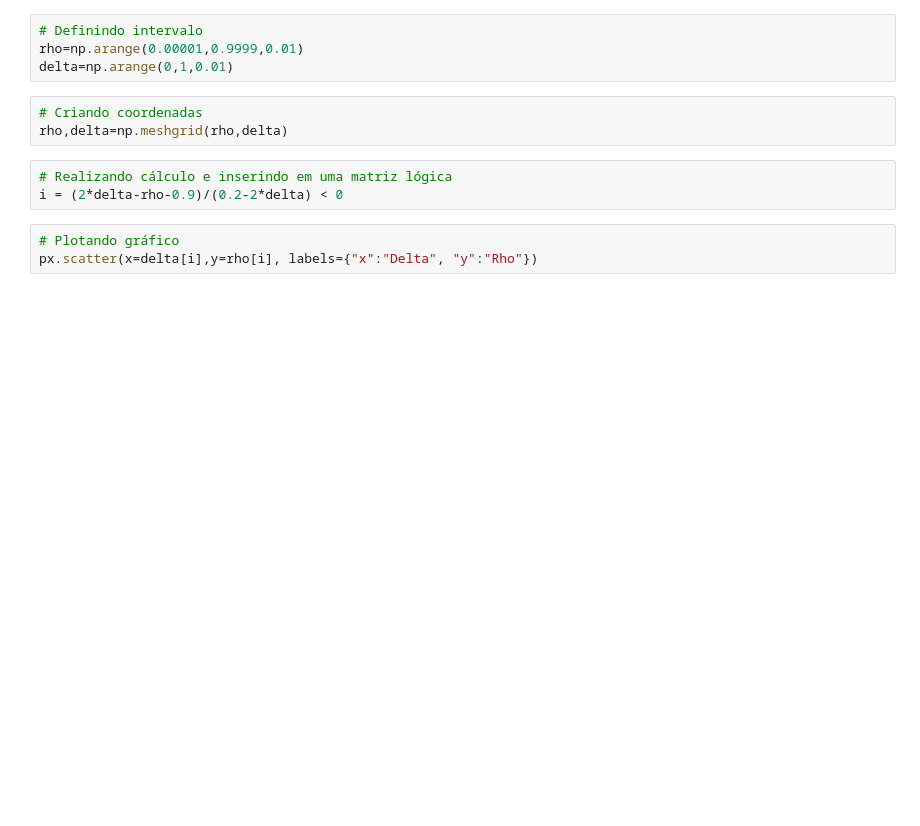
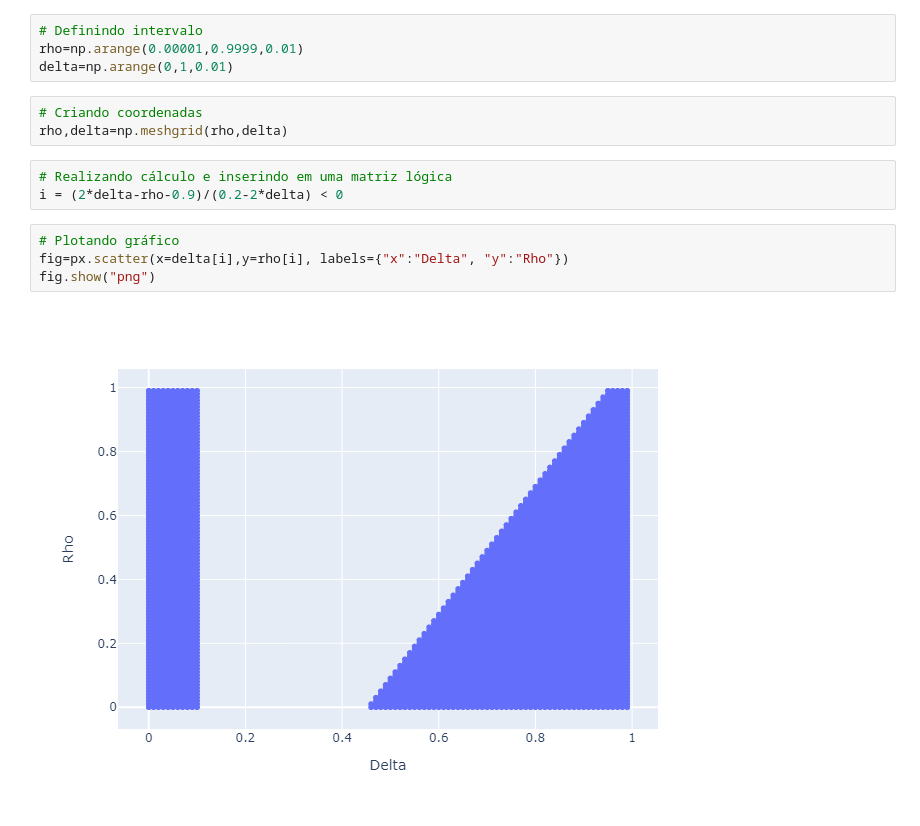
Before and after one commit to MrPauloJ/Economics, a Jupyter notebook: Macro/TB_Anticíclica_Consumo_Finanças_internacionais_Paulo.ipynb, the cells around one changed output. Cells and saved outputs as stored; diff of their text form; blank space fills up the shorter version.

```diff
--- a/Macro/TB_Anticíclica_Consumo_Finanças_internacionais_Paulo.ipynb
+++ b/Macro/TB_Anticíclica_Consumo_Finanças_internacionais_Paulo.ipynb
@@ -28,4 +28,7 @@ rho,delta=np.meshgrid(rho,delta)
 i = (2*delta-rho-0.9)/(0.2-2*delta) < 0
 # %%
 # Plotando gráfico
-px.scatter(x=delta[i],y=rho[i], labels={"x":"Delta", "y":"Rho"})
+fig=px.scatter(x=delta[i],y=rho[i], labels={"x":"Delta", "y":"Rho"})
+fig.show("png")
+# %% [output]
+[figure, added]
```
